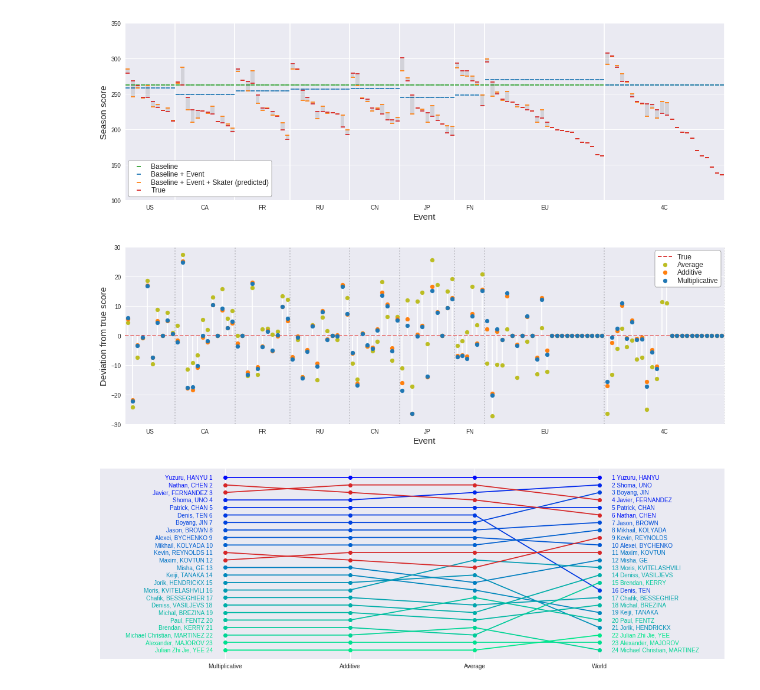
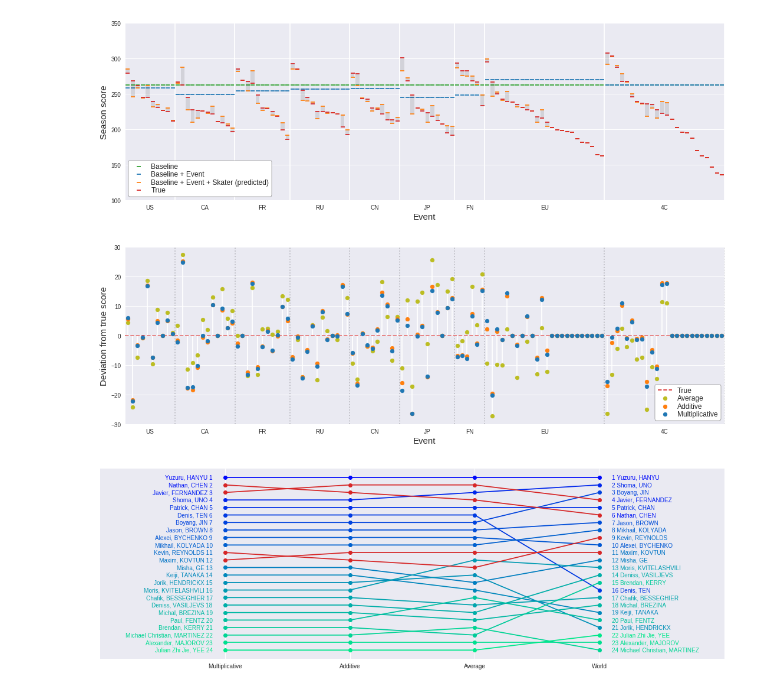
Before and after one commit to khanhnguyendata/skate_predict, a Jupyter notebook: analysis.ipynb, the cells around one changed output. Saved outputs shown, nothing was run; the diff lists cells and outputs as text; code cells hidden in the pictures.

Commit message:
Move calculate ranking and tau methods to Model class main body

```diff
--- a/analysis.ipynb
+++ b/analysis.ipynb
@@ -631,7 +659,7 @@ class Linear(Model):
         self.baseline = None
 
     def find_coefs(self, X, y):
-        L = np.identity(n=len(X.T))
+        L = np.identity(n=X.shape[1])
         L[0, 0] = 0
         coefs = np.linalg.inv(X.T @ X + self.lambda_reg * L) @ (X.T @ y)
         return coefs
@@ -690,0 +721,14 @@ linear_train_eval['tau'].mean()
+# %%
+df_skater_lambda = pd.DataFrame()
+df_event_lambda = pd.DataFrame()
+df_baseline_lambda = []
+lambda_values = [0, 0.001, 0.01, 0.1, 1, 10, 100, 1000, 10000]
+for lambda_reg in lambda_values:
+    linear = Linear(lambda_reg=lambda_reg)
+    linear.fit(season_scores)
+    df_baseline_lambda.append(linear.baseline)
+    df_skater_lambda[str(lambda_reg)] = linear.skater_scores
+    df_event_lambda[str(lambda_reg)] = linear.event_scores
+
+df_skater_lambda = df_skater_lambda.loc[world_scores.index]
+df_event_lambda = df_event_lambda.loc[dummies_events]
@@ -690,0 +787,6 @@ linear_train_eval['tau'].mean()
+# %%
+rankings_lambda = []
+for lambda_reg in lambda_values:
+    linear = Linear(lambda_reg=lambda_reg)
+    linear.fit(season_scores)
+    rankings_lambda.append(linear.ge)
@@ -791,7 +929,7 @@ plot_scores(df_compare_mul)
 # %% [output]
 [figure]
 # %%
-avg_residual = (df_compare_mul['avg']-df_compare['score']).values
+avg_residual = (df_compare_mul['avg']-df_compare_mul['score']).values
 add_residual = df_compare_add['residual'].values
 mul_residual = df_compare_mul['residual'].values
 # %%
@@ -806,39 +944,39 @@ for residual_triple in zip(avg_residual, add_residual, mul_residual):
 # %%
 fig, ax = plt.subplots(figsize=(15, 5))
 
-x_coords = np.arange(len(df_compare))
+x_coords = np.arange(len(df_compare_mul))
 ax.scatter(x_coords, df_compare_mul['avg']-df_compare_mul['score'], color='tab:olive', label='Average', zorder=1)
-ax.scatter(x_coords, df_compare_add['predicted']-df_compare['score'], color='tab:orange', label='Additive', zorder=2)
-ax.scatter(x_coords, df_compare_mul['predicted']-df_compare['score'], color='tab:blue', label='Multiplicative', zorder=3)
+ax.scatter(x_coords, df_compare_add['predicted']-df_compare_add['score'], color='tab:orange', label='Additive', zorder=2)
+ax.scatter(x_coords, df_compare_mul['predicted']-df_compare_mul['score'], color='tab:blue', label='Multiplicative', zorder=3)
 ax.vlines(x=x_coords, ymin=[0]*len(heights), ymax=heights, color='white', zorder=0)
 
 ax.set_xlabel('True score', fontsize=15)
 ax.set_ylabel('Deviation from true score', fontsize=15)
 
 ax.grid(axis='x')
-events = df_compare['event'].drop_duplicates()
-event_counts = df_compare['event'].value_counts().loc[events]
+events = df_compare_mul['event'].drop_duplicates()
+event_counts = df_compare_mul['event'].value_counts().loc[events]
 for count in event_counts.cumsum():
     ax.axvline(count-0.5, color='black', alpha=0.2, ls='dotted', zorder=0)
 ax.set_xticks(event_counts.cumsum() - event_counts/2 - 0.5)
 ax.set_xticklabels(events)
 
 ax.axvline(-0.5, color='white', zorder=0)
 ax.set_xlim([-0.5, len(x_coords)-0.5])
 ax.set_ylim([-30, 30])
 ax.set_xlabel('Event', fontsize=15)
 ax.set_ylabel('Deviation from true score', fontsize=15)
 
 ax.axhline(0, color='tab:red', zorder=0, ls='--', label='True')
 
-ax.legend(loc='upper right', fontsize=12, frameon=True, framealpha=1, facecolor='white', edgecolor='black', labelspacing=0.1)
+ax.legend(loc='lower right', fontsize=12, frameon=True, framealpha=1, facecolor='white', edgecolor='black', labelspacing=0.1)
 
 plt.tight_layout()
 plt.show()
 
 fig.savefig('viz/avg_add_mul.png')
 # %% [output]
-[figure, old version]
+[figure, new version]
 # %%
 fig, ax = plt.subplots(figsize=(15, 5))
 plot_multiple_rankings(ax, [log_linear_ranking, linear_ranking, avg_ranking, world_ranking],
```
Also changed, not shown: parts of 13 cells of this notebook.
